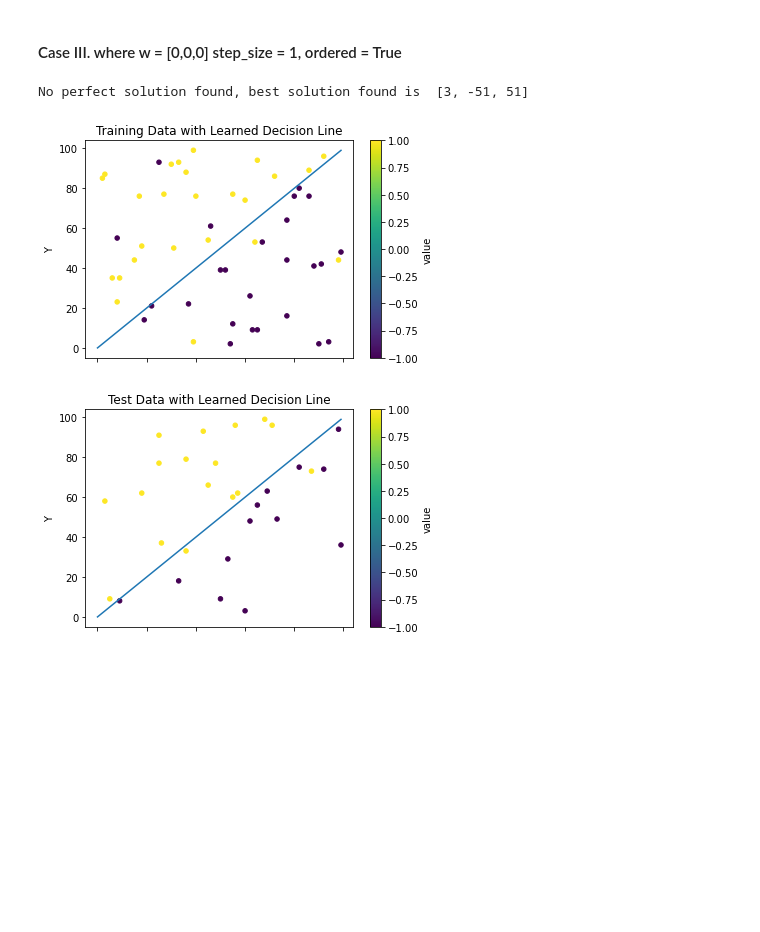
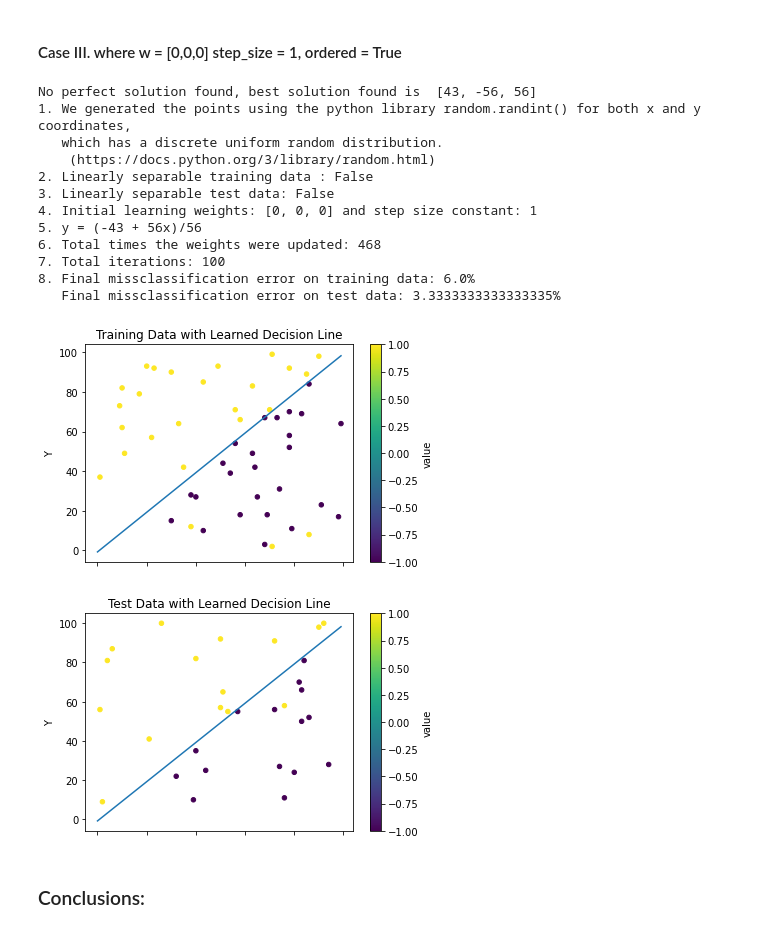
Before and after one commit to LioraW/PLA-Algorithm, a Jupyter notebook: project1.ipynb, the cells around one changed output. Drawn from its saved outputs; the diff is of its cells as text; code cells hidden in the pictures; blank space fills up the shorter version.

```diff
--- a/project1.ipynb
+++ b/project1.ipynb
@@ -8,7 +12,6 @@ Generate Data
 # %%
 import random
 import time
-import pandas as pd
 
 random.seed(time.time())
 
@@ -48,7 +51,10 @@ def generate_data(size, linearly_separable=True, min_dist_btwn_points=0):
             numNeg += 1
 
         # Create non-linearly separable data by switching up the value 10% of the time
-        if (not linearly_separable and random.randint(1,10) % 10 == 0):
+        # as long as a class is not full
+        if (not linearly_separable and random.randint(1,10) % 10 == 0 and numPos < (size / 2) and numNeg < (size / 2)):
             data[i][2] *= -1
+            numPos = numPos + (1 if data[i][2] == 1 else -1)
+            numNeg = numNeg + (1 if data[i][2] == -1 else -1)
 
     return data
@@ -469,33 +517,45 @@ No perfect solution found, best solution found is  [2, -128, 126]
 # %%
 #Variables
 passes = 100
 step_size = 1
 w = [0,0,0]
 
-#example
+# Organize points according to value
 ordered_training_data_nls = order(tr_data_nls)
 
 #separate for sake of PLA
 ordered_points_nls = sep_data(ordered_training_data_nls)[0]
 ordered_values_nls = sep_data(ordered_training_data_nls)[1]
 
 #Run PLA on training Data
 result = pla(ordered_points_nls, ordered_values_nls, passes, step_size, w)
 
 #Plot Training data with Learned Decision Line
 plot_data(ordered_training_data_nls, 'Training Data with Learned Decision Line', result['w'])
 
 #Plot Test Data with Learned Decision Line
 plot_data(test_data, 'Test Data with Learned Decision Line', result['w'])
 
 #Print stats
-#print_stats(False, False, w, step_size, result['w'], result['updates'], result['iterations'], accuracy(result['w'],tr_data_nls), accuracy(result['w'], test_data))
+print_stats(False, False, w, step_size, result['w'], result['updates'], result['iterations'], accuracy(result['w'],tr_data_nls), accuracy(result['w'], test_data))
 
 #save result
-
 case_III = result['w']
 # %% [output]
-No perfect solution found, best solution found is  [3, -51, 51]
+No perfect solution found, best solution found is  [43, -56, 56]
+1. We generated the points using the python library random.randint() for both x and y coordinates,
+   which has a discrete uniform random distribution.
+    (https://docs.python.org/3/library/random.html)
+2. Linearly separable training data : False
+3. Linearly separable test data: False
+4. Initial learning weights: [0, 0, 0] and step size constant: 1
+5. y = (-43 + 56x)/56
+6. Total times the weights were updated: 468
+7. Total iterations: 100
+8. Final missclassification error on training data: 6.0%
+   Final missclassification error on test data: 3.3333333333333335%
-[figure, old version]
+[figure, new version]
-[figure, old version]
+[figure, new version]
+# %% [markdown]
+<h3>Conclusions:</h3>
 # %%
```
Also changed, not shown: parts of 32 cells of this notebook.
